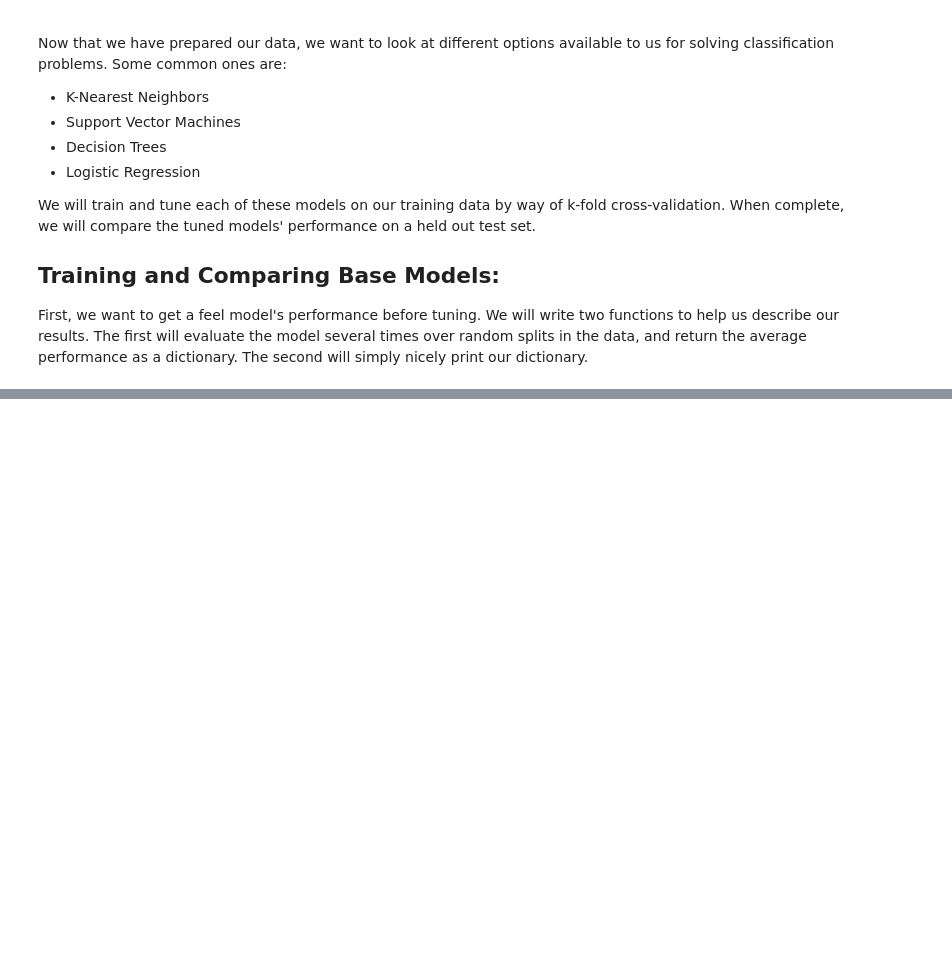
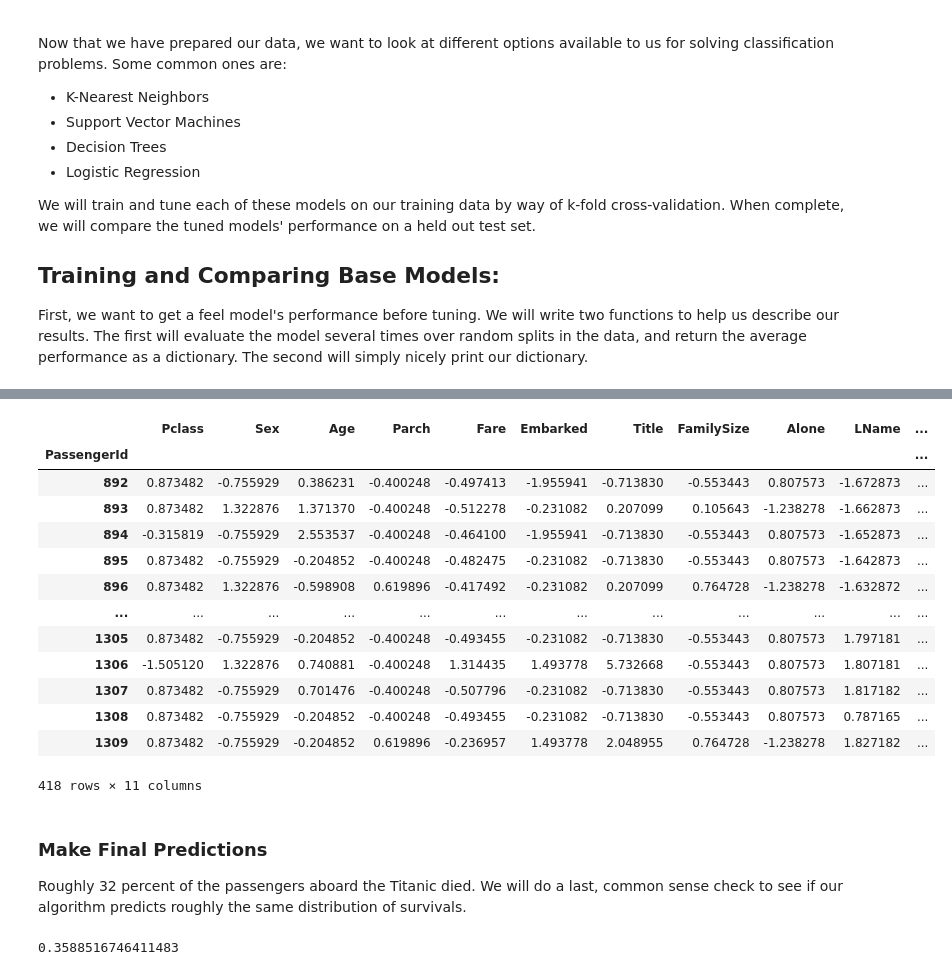
Before and after one commit to wcneill/kaggle, a Jupyter notebook: titanic/titanic02.ipynb, the cells around one changed output, grey strips where cells are left out. Drawn from its saved outputs; the diff is of its cells as text; code cells hidden in the pictures; blank space fills up the shorter version.

```diff
--- a/titanic/log_reg_00v2.ipynb
+++ b/titanic/titanic02.ipynb
@@ -458,0 +592,46 @@ It appears that we have a clear winner in our Random Forest classifier.
+# %%
+# Feature Engineering:
+test_df['Title'] = test_df.Name.str.extract(r'([A-Za-z]+)\.')
+test_df['LName'] = test_df.Name.str.extract(r'([A-Za-z]+),')
+test_df['NameLength'] = test_df.Name.apply(len)
+test_df['FamilySize'] = 1 + test_df.SibSp + test_df.Parch
+test_df['Alone'] = test_df.FamilySize.apply(lambda x: 1 if x==1 else 0)
+test_df.Title = test_df.Title.map(title_dict)
+
+# Feature Selection
+test_df = test_df.drop(todrop, axis=1)
+
+# Imputation of missing age and fare data
+test_df.loc[test_df.Age.isna(), 'Age'] = test_df.Age.median()
+test_df.loc[test_df.Fare.isna(), 'Fare'] = test_df.Fare.median()
+
+# encode categorical data
+for i in test_df.columns:
+    if test_df[i].dtype == 'object':
+        test_df[i], _ = pd.factorize(test_df[i])
+
+# center and scale data
+test_df = pd.DataFrame(pre.scale(test_df), columns=test_df.columns, index=test_df.index)
+
+# ensure columns of unlabeled data are in same order as training data.
+test_df = test_df[x_test.columns]
+test_df
+# %% [output]
+|  | Pclass | Sex | Age | Parch | Fare | Embarked | Title | FamilySize | Alone | LName | ... |
+| PassengerId |  |  |  |  |  |  |  |  |  |  | ... |
+| 892 | 0.873482 | -0.755929 | 0.386231 | -0.400248 | -0.497413 | -1.955941 | -0.713830 | -0.553443 | 0.807573 | -1.672873 | ... |
+| 893 | 0.873482 | 1.322876 | 1.371370 | -0.400248 | -0.512278 | -0.231082 | 0.207099 | 0.105643 | -1.238278 | -1.662873 | ... |
+| 894 | -0.315819 | -0.755929 | 2.553537 | -0.400248 | -0.464100 | -1.955941 | -0.713830 | -0.553443 | 0.807573 | -1.652873 | ... |
+| 895 | 0.873482 | -0.755929 | -0.204852 | -0.400248 | -0.482475 | -0.231082 | -0.713830 | -0.553443 | 0.807573 | -1.642873 | ... |
+| 896 | 0.873482 | 1.322876 | -0.598908 | 0.619896 | -0.417492 | -0.231082 | 0.207099 | 0.764728 | -1.238278 | -1.632872 | ... |
+| ... | ... | ... | ... | ... | ... | ... | ... | ... | ... | ... | ... |
+| 1305 | 0.873482 | -0.755929 | -0.204852 | -0.400248 | -0.493455 | -0.231082 | -0.713830 | -0.553443 | 0.807573 | 1.797181 | ... |
+| 1306 | -1.505120 | 1.322876 | 0.740881 | -0.400248 | 1.314435 | 1.493778 | 5.732668 | -0.553443 | 0.807573 | 1.807181 | ... |
+| 1307 | 0.873482 | -0.755929 | 0.701476 | -0.400248 | -0.507796 | -0.231082 | -0.713830 | -0.553443 | 0.807573 | 1.817182 | ... |
+| 1308 | 0.873482 | -0.755929 | -0.204852 | -0.400248 | -0.493455 | -0.231082 | -0.713830 | -0.553443 | 0.807573 | 0.787165 | ... |
+| 1309 | 0.873482 | -0.755929 | -0.204852 | 0.619896 | -0.236957 | 1.493778 | 2.048955 | 0.764728 | -1.238278 | 1.827182 | ... |
+418 rows × 11 columns
+# %% [markdown]
+### Make Final Predictions
+
+Roughly 32 percent of the passengers aboard the Titanic died. We will do a last, common sense check to see if our algorithm predicts roughly the same distribution of survivals.
@@ -458,0 +640,4 @@ It appears that we have a clear winner in our Random Forest classifier.
+# %%
+final.sum()/len(final)
+# %% [output]
+0.3588516746411483
```
Also changed, not shown: parts of 23 cells of this notebook, 1 other file.
